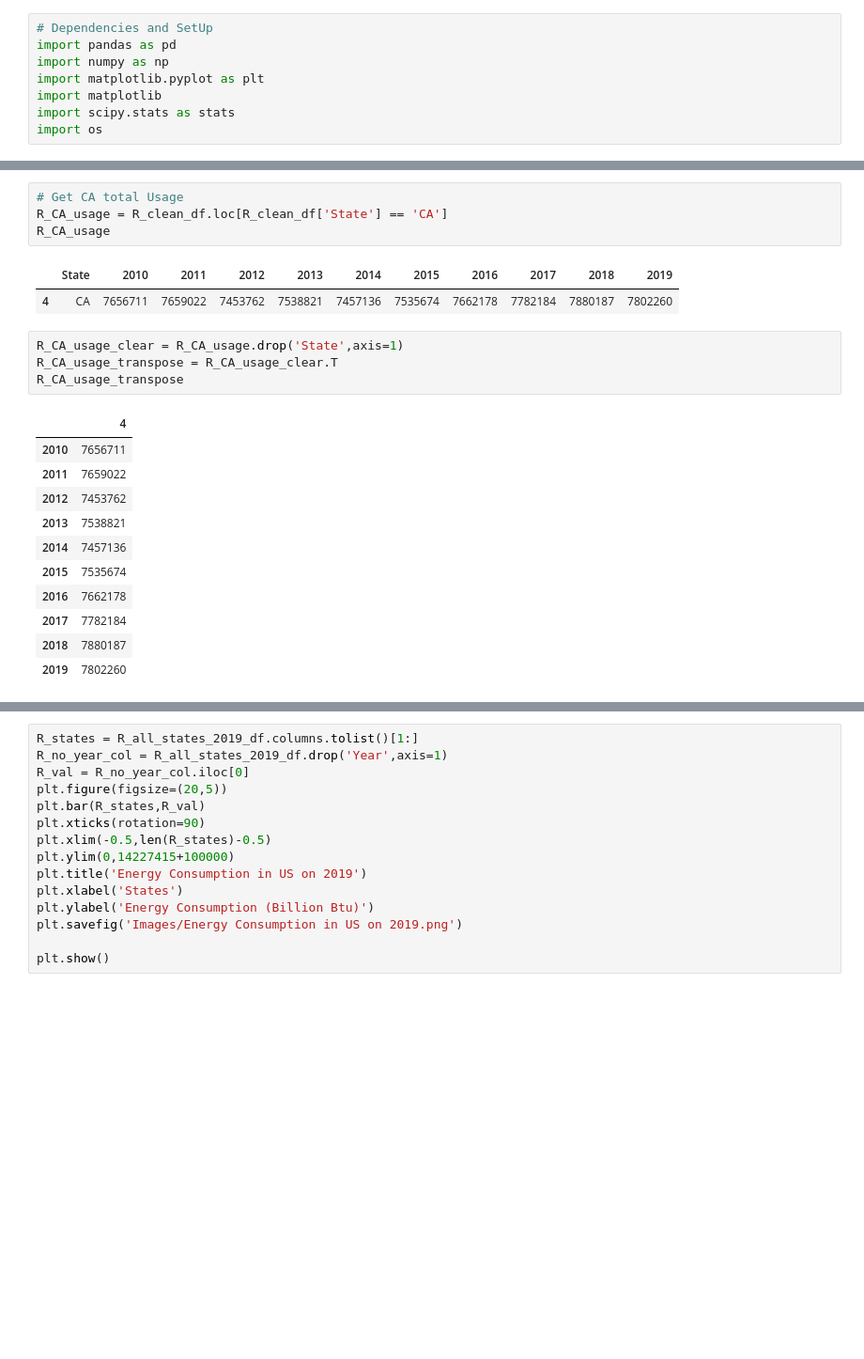
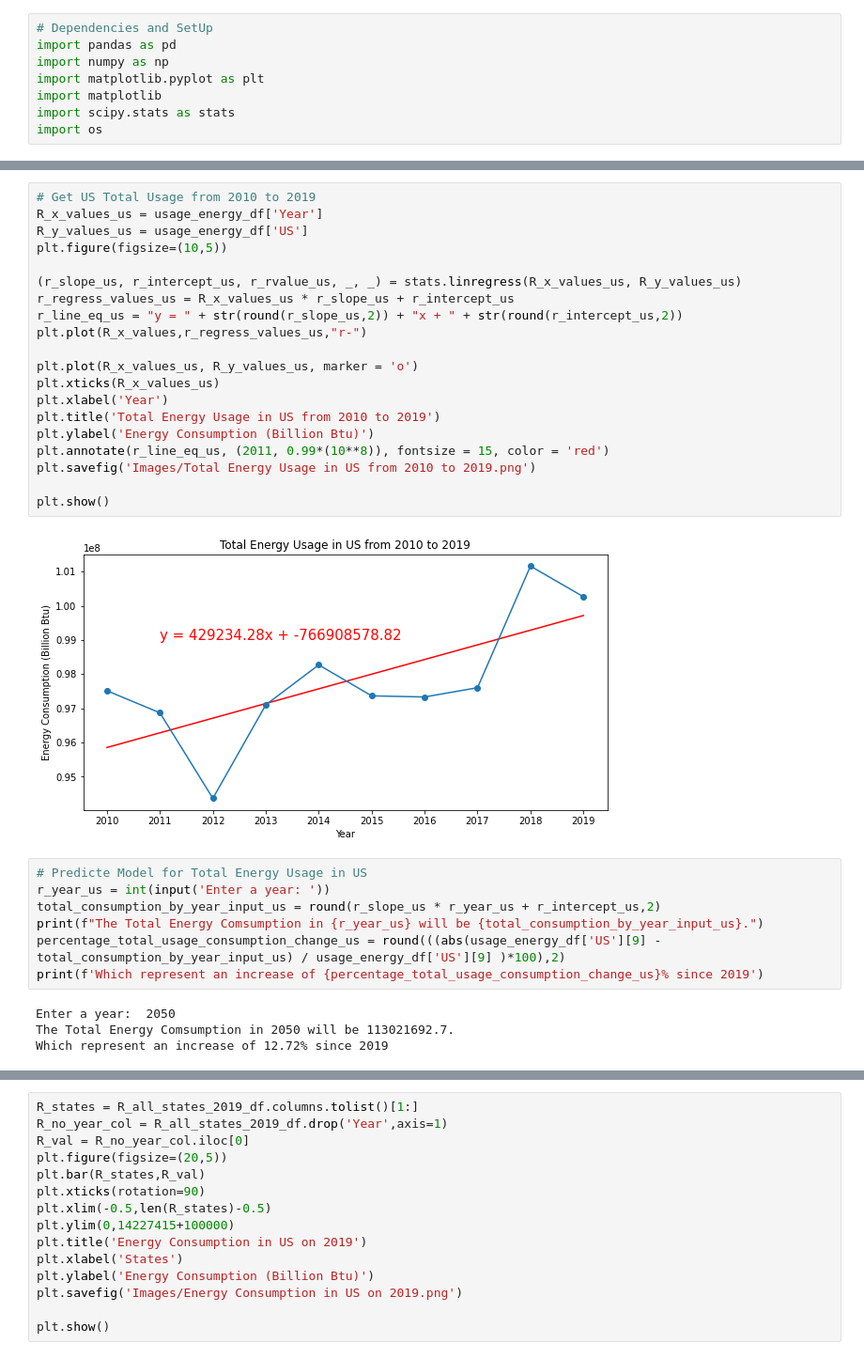
Before and after one commit to DylanRCastillo/CA-US-Emissions-and-Energy-Production, a Jupyter notebook: Total Energy Usage.ipynb, the cells around one changed output, grey strips where cells are left out. Shown: that part at 94% size. Cells and saved outputs as stored; diff of their text form; blank space fills up the shorter version.

```diff
--- a/Total Energy Usage.ipynb
+++ b/Total Energy Usage.ipynb
@@ -39,23 +62,33 @@ R_clean_df.to_csv('Resources/Total Energy Consumption 2010 to 2019.csv')
 # %%
-# Get CA total Usage
-R_CA_usage = R_clean_df.loc[R_clean_df['State'] == 'CA']
-R_CA_usage
+# Get US Total Usage from 2010 to 2019
+R_x_values_us = usage_energy_df['Year']
+R_y_values_us = usage_energy_df['US']
+plt.figure(figsize=(10,5))
+
+(r_slope_us, r_intercept_us, r_rvalue_us, _, _) = stats.linregress(R_x_values_us, R_y_values_us)
+r_regress_values_us = R_x_values_us * r_slope_us + r_intercept_us
+r_line_eq_us = "y = " + str(round(r_slope_us,2)) + "x + " + str(round(r_intercept_us,2))
+plt.plot(R_x_values,r_regress_values_us,"r-")
+
+plt.plot(R_x_values_us, R_y_values_us, marker = 'o')
+plt.xticks(R_x_values_us)
+plt.xlabel('Year')
+plt.title('Total Energy Usage in US from 2010 to 2019')
+plt.ylabel('Energy Consumption (Billion Btu)')
+plt.annotate(r_line_eq_us, (2011, 0.99*(10**8)), fontsize = 15, color = 'red')
+plt.savefig('Images/Total Energy Usage in US from 2010 to 2019.png')
+
+plt.show()
 # %% [output]
-|  | State | 2010 | 2011 | 2012 | 2013 | 2014 | 2015 | 2016 | 2017 | 2018 | 2019 |
-| 4 | CA | 7656711 | 7659022 | 7453762 | 7538821 | 7457136 | 7535674 | 7662178 | 7782184 | 7880187 | 7802260 |
+[figure, added]
 # %%
-R_CA_usage_clear = R_CA_usage.drop('State',axis=1)
-R_CA_usage_transpose = R_CA_usage_clear.T
-R_CA_usage_transpose
+# Predicte Model for Total Energy Usage in US
+r_year_us = int(input('Enter a year: '))
+total_consumption_by_year_input_us = round(r_slope_us * r_year_us + r_intercept_us,2)
+print(f"The Total Energy Comsumption in {r_year_us} will be {total_consumption_by_year_input_us}.")
+percentage_total_usage_consumption_change_us = round(((abs(usage_energy_df['US'][9] - total_consumption_by_year_input_us) / usage_energy_df['US'][9] )*100),2)
+print(f'Which represent an increase of {percentage_total_usage_consumption_change_us}% since 2019')
 # %% [output]
-|  | 4 |
-| 2010 | 7656711 |
-| 2011 | 7659022 |
-| 2012 | 7453762 |
-| 2013 | 7538821 |
-| 2014 | 7457136 |
-| 2015 | 7535674 |
-| 2016 | 7662178 |
-| 2017 | 7782184 |
-| 2018 | 7880187 |
-| 2019 | 7802260 |
+Enter a year:  2050
+The Total Energy Comsumption in 2050 will be 113021692.7.
+Which represent an increase of 12.72% since 2019
```
Also changed, not shown: parts of 15 cells of this notebook, 8 other files.
